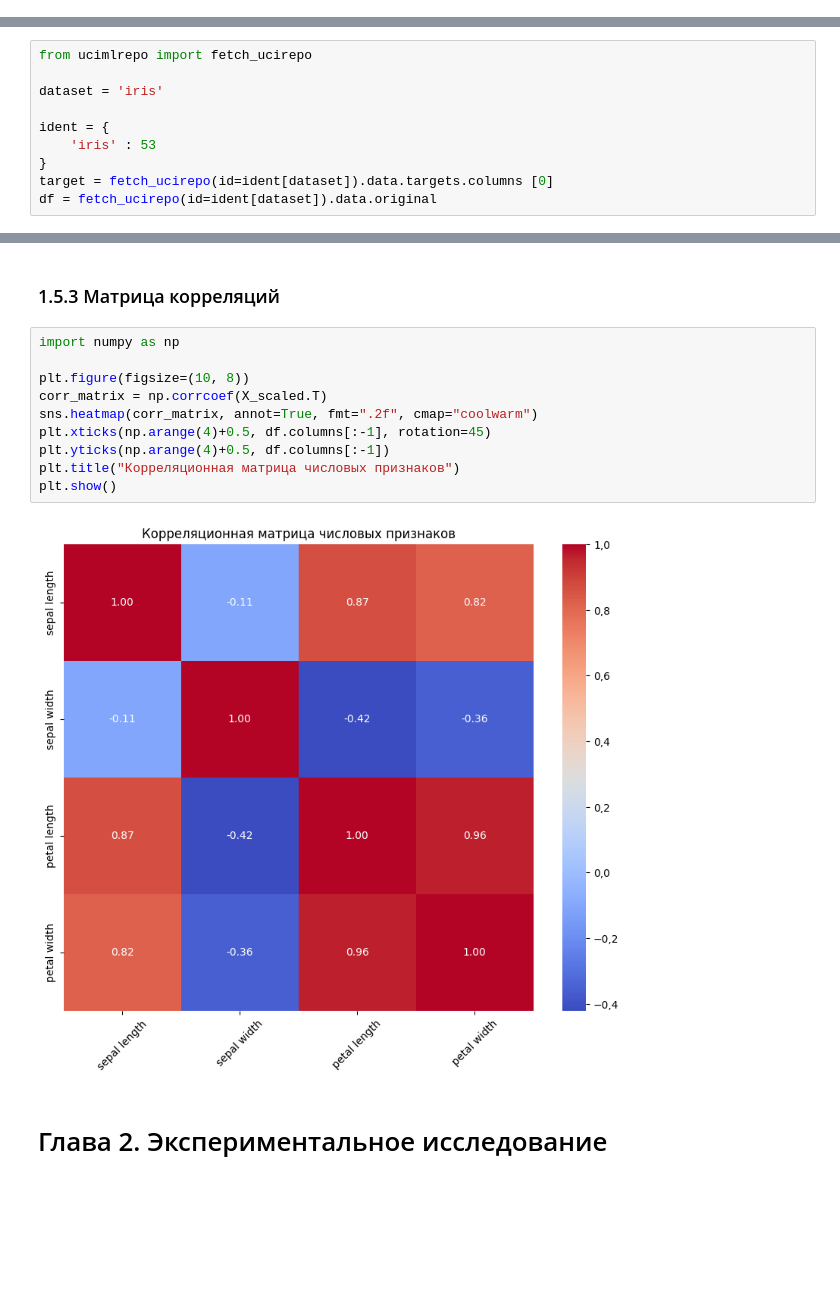
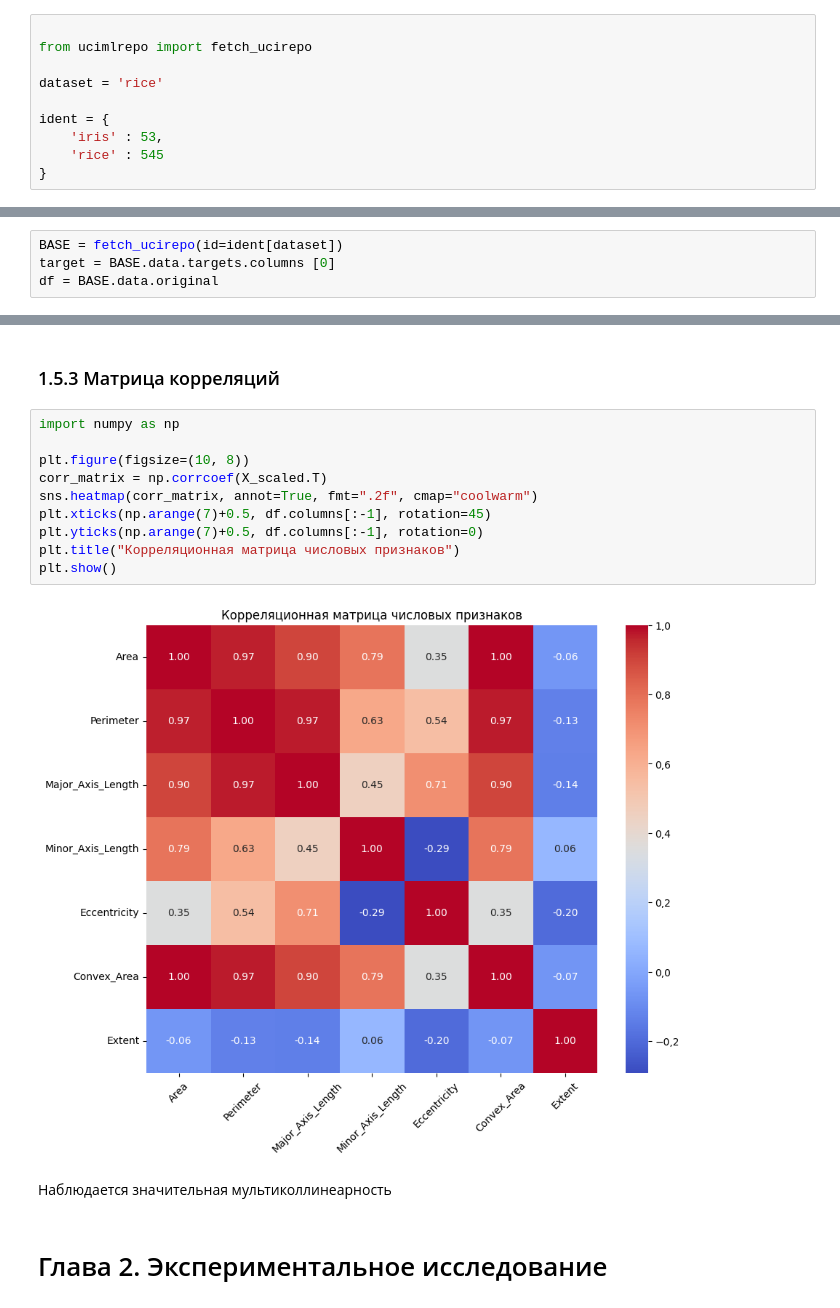
Before and after one commit to Ackrome/Course-work-TabFPN, a Jupyter notebook: work.ipynb, the cells around one changed output, grey strips where cells are left out. Drawn from its saved outputs; the diff is of its cells as text; blank space fills up the shorter version.

```diff
--- a/work.ipynb
+++ b/work.ipynb
@@ -98,3 +221,13 @@ def rrstr(x, n):
 ## 1.1 Загрузка данных
 # %% [markdown]
 Загрузим данные через UCI репозиторий с помощью `fetch_ucirepo`
+# %%
+
+from ucimlrepo import fetch_ucirepo
+
+dataset = 'rice'
+
+ident = {
+    'iris' : 53,
+    'rice' : 545
+}
@@ -101,13 +242,7 @@ def rrstr(x, n):
 # %%
-from ucimlrepo import fetch_ucirepo
-
-dataset = 'iris'
-
-ident = {
-    'iris' : 53
-}
-target = fetch_ucirepo(id=ident[dataset]).data.targets.columns [0]
-df = fetch_ucirepo(id=ident[dataset]).data.original
+BASE = fetch_ucirepo(id=ident[dataset])
+target = BASE.data.targets.columns [0]
+df = BASE.data.original
 # %% [markdown]
 ## 1.2 Проверка структуры данных
 # %% [markdown]
@@ -238,15 +357,17 @@ plt.show()
 # %%
 import numpy as np
 
 plt.figure(figsize=(10, 8))
 corr_matrix = np.corrcoef(X_scaled.T)
 sns.heatmap(corr_matrix, annot=True, fmt=".2f", cmap="coolwarm")
-plt.xticks(np.arange(4)+0.5, df.columns[:-1], rotation=45)
-plt.yticks(np.arange(4)+0.5, df.columns[:-1])
+plt.xticks(np.arange(7)+0.5, df.columns[:-1], rotation=45)
+plt.yticks(np.arange(7)+0.5, df.columns[:-1], rotation=0)
 plt.title("Корреляционная матрица числовых признаков")
 plt.show()
 # %% [output]
-[figure, old version]
+[figure, new version]
+# %% [markdown]
+Наблюдается значительная мультиколлинеарность
 # %% [markdown]
 # Глава 2. Экспериментальное исследование
 # %% [markdown]
```
Also changed, not shown: parts of 144 cells of this notebook.
